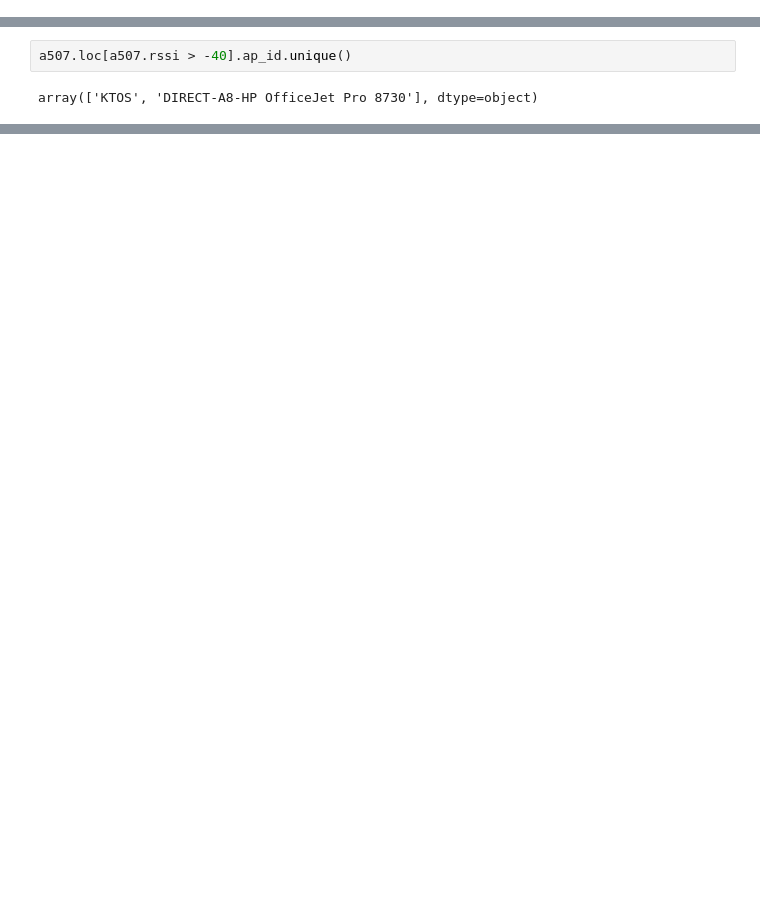
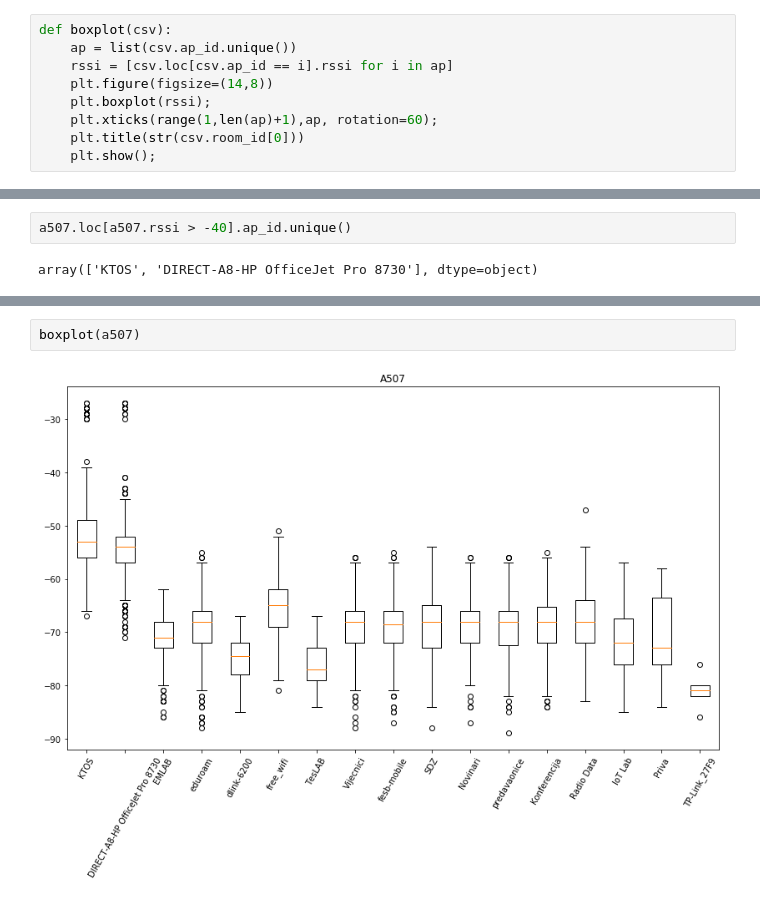
Before and after one commit to TomislavZupanovic/Wifi-Localization, a Jupyter notebook: notebook/data_analysis.ipynb, the cells around one changed output, grey strips where cells are left out. Saved outputs shown, nothing was run; the diff lists cells and outputs as text; blank space fills up the shorter version.

```diff
--- a/notebook/data_analysis.ipynb
+++ b/notebook/data_analysis.ipynb
@@ -8,0 +10,9 @@ a507 = pd.read_csv(path + 'A507.csv')
+# %%
+def boxplot(csv):
+    ap = list(csv.ap_id.unique())
+    rssi = [csv.loc[csv.ap_id == i].rssi for i in ap]
+    plt.figure(figsize=(14,8))
+    plt.boxplot(rssi);
+    plt.xticks(range(1,len(ap)+1),ap, rotation=60);
+    plt.title(str(csv.room_id[0]))
+    plt.show();
@@ -28,0 +57,4 @@ plt.xticks(range(1,18),ap, rotation=60);
+# %%
+boxplot(a507)
+# %% [output]
+[figure, added]
```
Also changed, not shown: parts of 9 cells of this notebook, 1 other file.
